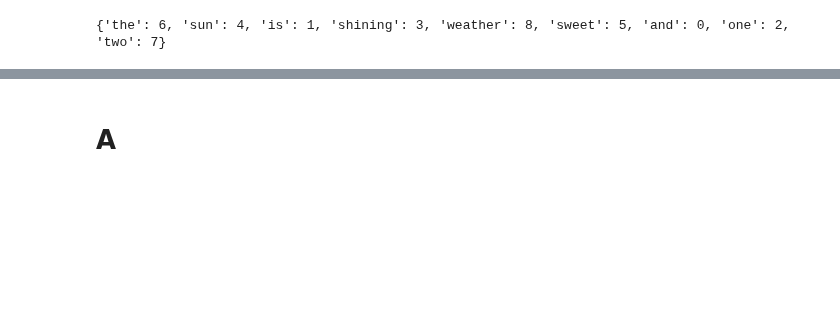
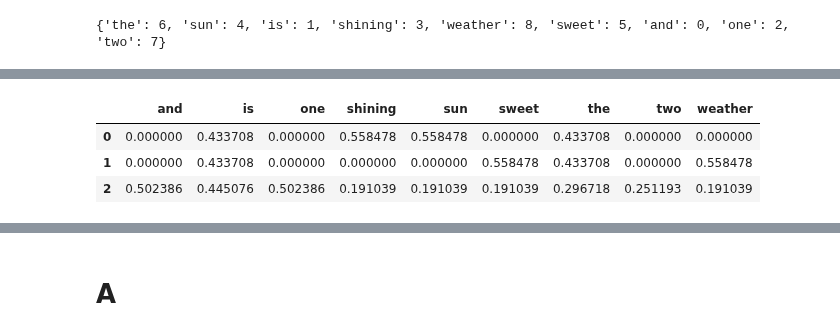
Before and after one commit to sudhu26/data-science-portfolio, a Jupyter notebook: TextbookWalkthroughs/PythonMachineLearning2ndEd/ch08_Applying_Machine_Learning_to_Sentiment_Analysis.ipynb, the cells around one changed output, grey strips where cells are left out. Cells and saved outputs as stored; diff of their text form; code cells hidden in the pictures; blank space fills up the shorter version.

```diff
--- a/TextbookWalkthroughs/PythonMachineLearning2ndEd/ch08_Applying_Machine_Learning_to_Sentiment_Analysis.ipynb
+++ b/TextbookWalkthroughs/PythonMachineLearning2ndEd/ch08_Applying_Machine_Learning_to_Sentiment_Analysis.ipynb
@@ -133,0 +188,12 @@ print(count.vocabulary_)
+# %%
+tfidf = feature_extraction.text.TfidfTransformer(use_idf = True
+                                                ,norm = 'l2'
+                                                ,smooth_idf = True)
+bag = tfidf.fit_transform(count.fit_transform(docs))
+
+pd.DataFrame(bag.toarray(), columns = count.get_feature_names())
+# %% [output]
+|  | and | is | one | shining | sun | sweet | the | two | weather |
+| 0 | 0.000000 | 0.433708 | 0.000000 | 0.558478 | 0.558478 | 0.000000 | 0.433708 | 0.000000 | 0.000000 |
+| 1 | 0.000000 | 0.433708 | 0.000000 | 0.000000 | 0.000000 | 0.558478 | 0.433708 | 0.000000 | 0.558478 |
+| 2 | 0.502386 | 0.445076 | 0.502386 | 0.191039 | 0.191039 | 0.191039 | 0.296718 | 0.251193 | 0.191039 |
```
Also changed, not shown: parts of 57 cells of this notebook, 1 other file.
